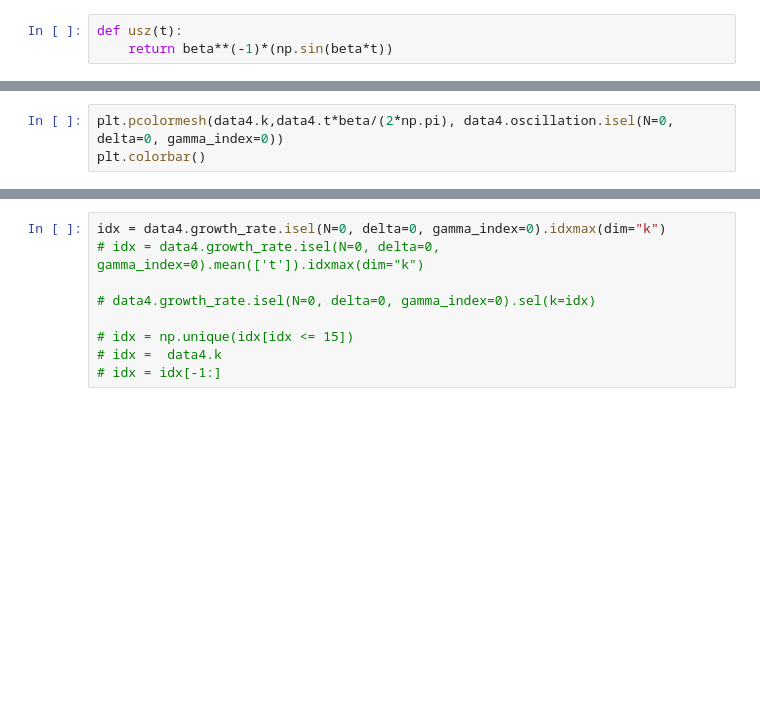
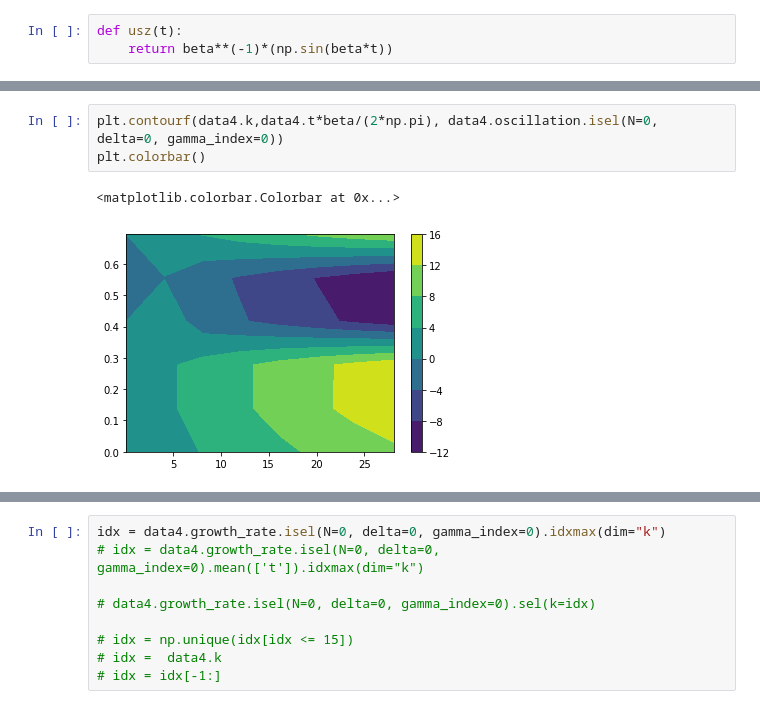
Before and after one commit to loganpknudsen/BottomBoundaryLayer, a Jupyter notebook: PSI_growth_rate_checker.ipynb, the cells around one changed output, grey strips where cells are left out. Cells and saved outputs as stored; diff of their text form; blank space fills up the shorter version.

```diff
--- a/PSI_growth_rate_checker.ipynb
+++ b/PSI_growth_rate_checker.ipynb
@@ -26,6 +34,9 @@ plt.colorbar()
 # %%
-plt.pcolormesh(data4.k,data4.t*beta/(2*np.pi), data4.oscillation.isel(N=0, delta=0, gamma_index=0))
+plt.contourf(data4.k,data4.t*beta/(2*np.pi), data4.oscillation.isel(N=0, delta=0, gamma_index=0))
 plt.colorbar()
+# %% [output]
+<matplotlib.colorbar.Colorbar at 0x...>
+[figure, added]
 # %%
 plt.plot(data4.k, data4.growth_rate.isel(N=0, delta=0, gamma_index=0).mean(['t']))
 plt.xlabel("Horizontal Wavenumber")
```
Also changed, not shown: parts of 15 cells of this notebook, 1 other file.
